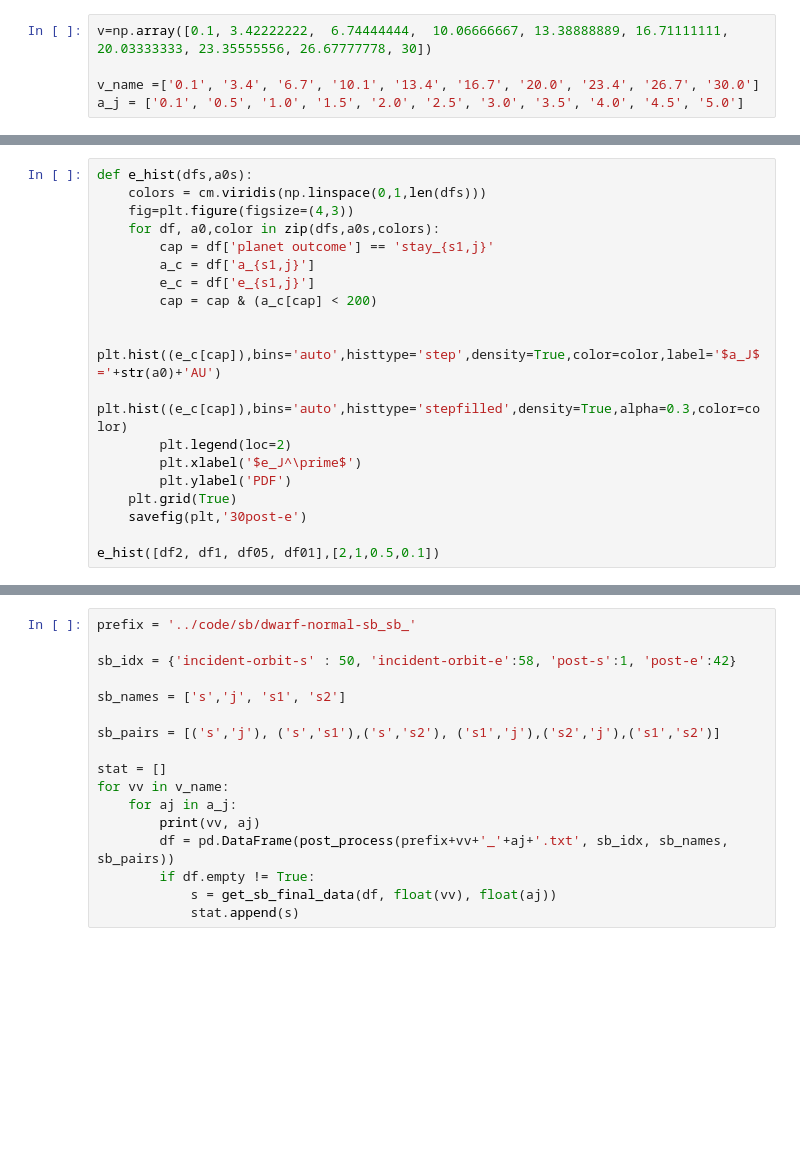
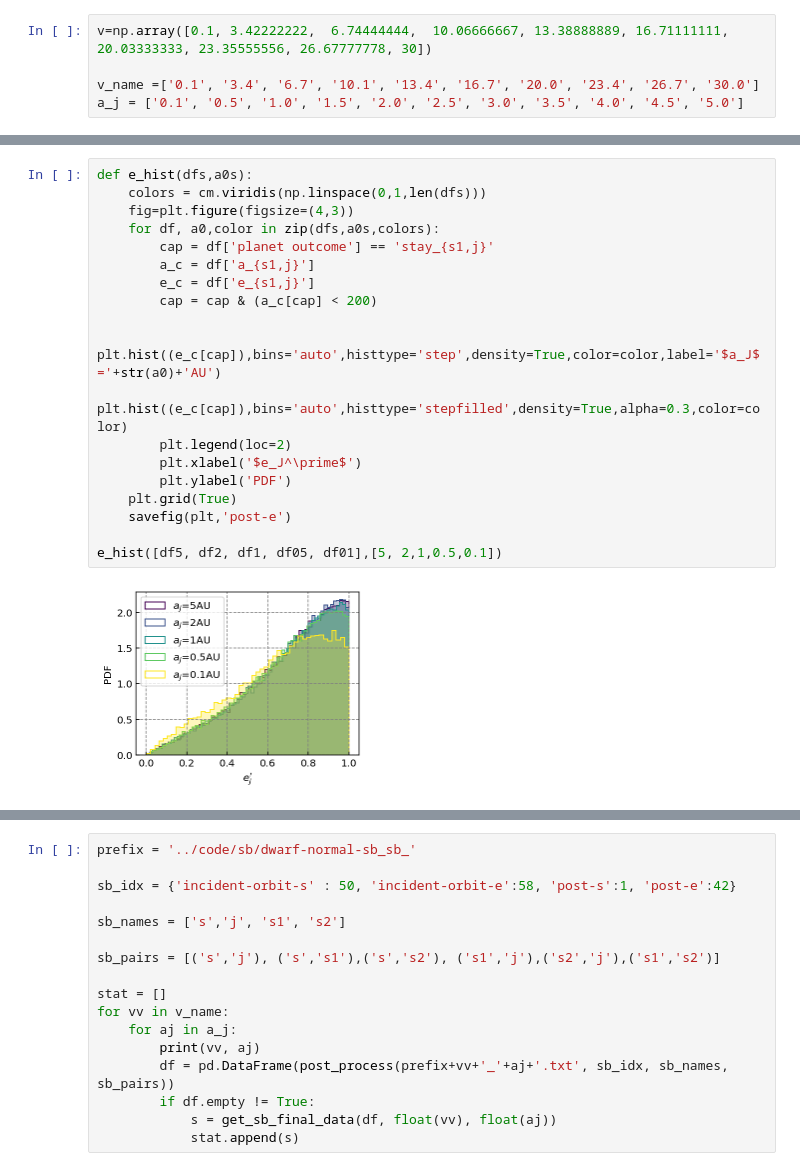
Before and after one commit to YihanWangAstro/planet-app, a Jupyter notebook: process/planet-app.ipynb, the cells around one changed output, grey strips where cells are left out. Drawn from its saved outputs; the diff is of its cells as text; blank space fills up the shorter version.

```diff
--- a/process/planet-app.ipynb
+++ b/process/planet-app.ipynb
@@ -458,19 +485,21 @@ a_hist([df2, df1, df05, df01],[2,1,0.5,0.1])
 # %%
 def e_hist(dfs,a0s):
     colors = cm.viridis(np.linspace(0,1,len(dfs)))
     fig=plt.figure(figsize=(4,3))
     for df, a0,color in zip(dfs,a0s,colors):
         cap = df['planet outcome'] == 'stay_{s1,j}'
         a_c = df['a_{s1,j}']
         e_c = df['e_{s1,j}']
         cap = cap & (a_c[cap] < 200)
 
         plt.hist((e_c[cap]),bins='auto',histtype='step',density=True,color=color,label='$a_J$='+str(a0)+'AU')
         plt.hist((e_c[cap]),bins='auto',histtype='stepfilled',density=True,alpha=0.3,color=color)
         plt.legend(loc=2)
         plt.xlabel('$e_J^\prime$')
         plt.ylabel('PDF')
     plt.grid(True)
-    savefig(plt,'30post-e')
+    savefig(plt,'post-e')
 
-e_hist([df2, df1, df05, df01],[2,1,0.5,0.1])
+e_hist([df5, df2, df1, df05, df01],[5, 2,1,0.5,0.1])
+# %% [output]
+[figure, added]
```
Also changed, not shown: parts of 10 cells of this notebook, 1 other file.
